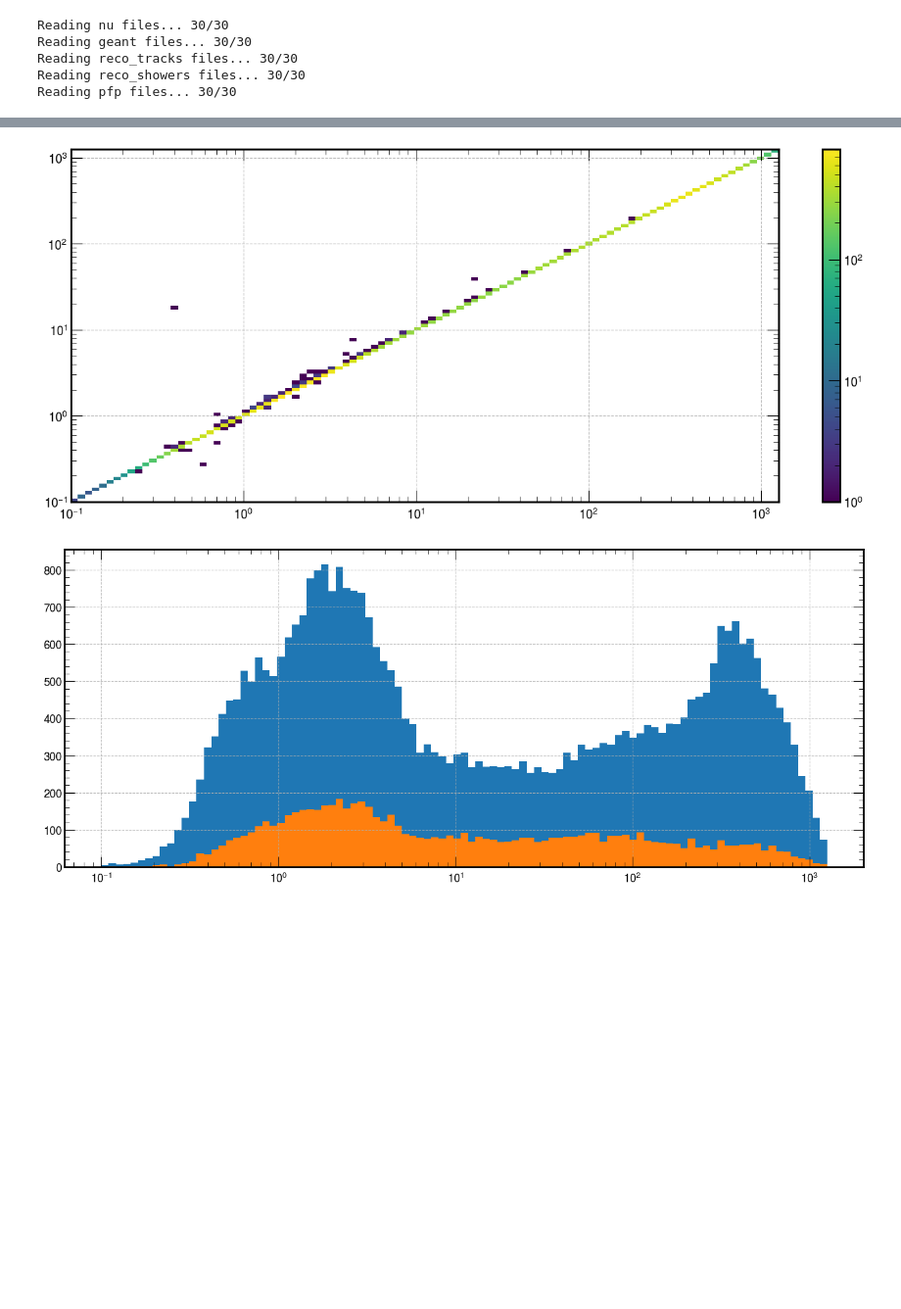
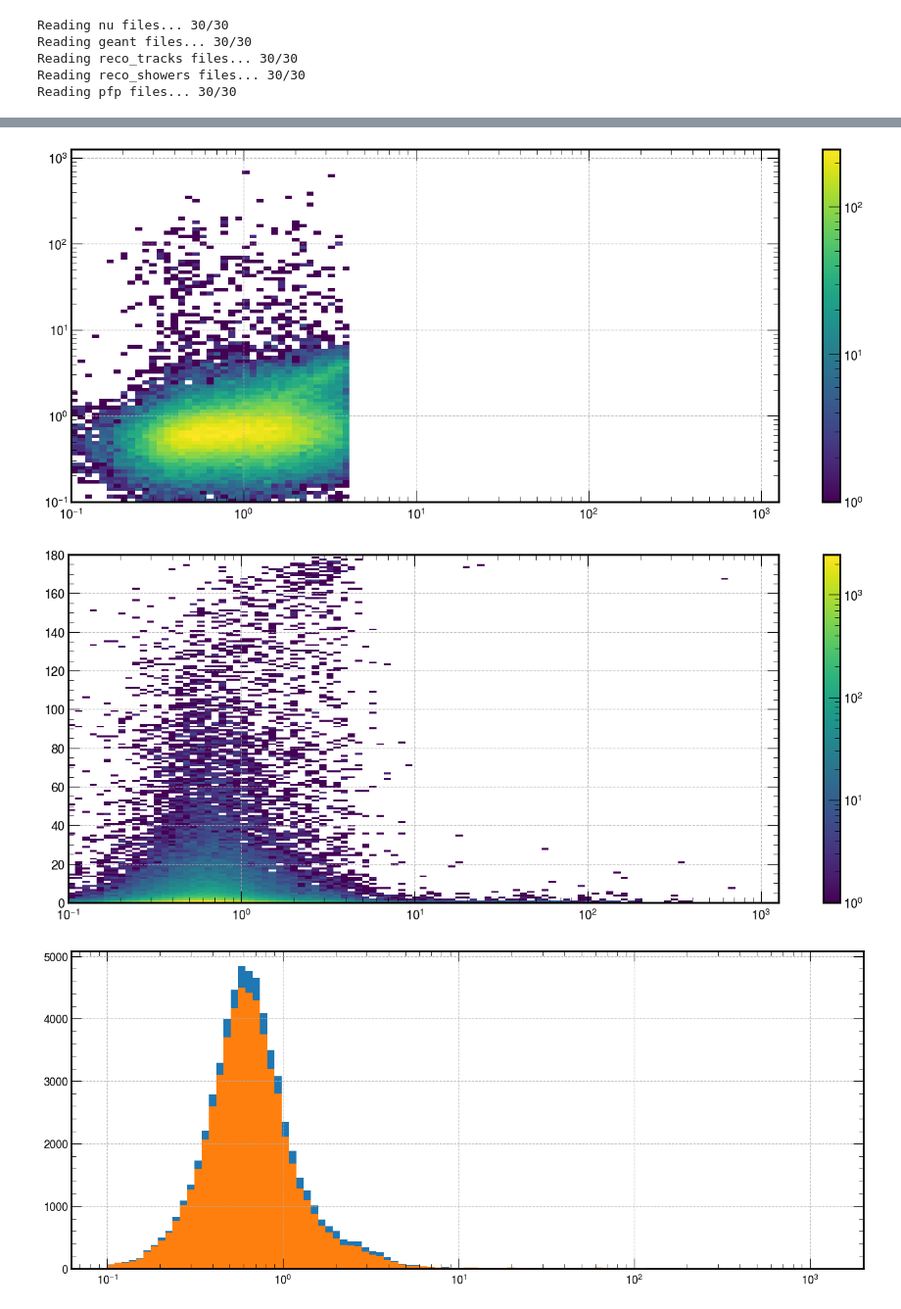
Before and after one commit to hvsouza/apc_atmo_repo, a Jupyter notebook: personal/Henrique/Analysis/atmo_50k_AV_2.5_random/tracks_pid.ipynb, the cells around one changed output, grey strips where cells are left out. Shown at 98% size. Drawn from its saved outputs; the diff is of its cells as text; code cells hidden in the pictures; blank space fills up the shorter version.

```diff
--- a/personal/Henrique/Analysis/atmo_50k_AV_2.5_random/tracks_pid.ipynb
+++ b/personal/Henrique/Analysis/atmo_50k_AV_2.5_random/tracks_pid.ipynb
@@ -66,5 +63,3 @@ merged = pl.read_parquet('../../../../../data/atm_50k_hd_AV_2.5_random/reco_gean
 #         merged = df
 #     else:
 #         merged = pl.concat([merged,df])
-# %%
-merged = merged.filter(pl.col('has_valid_pfp')==1)
@@ -264,7 +312,7 @@ purity_evolution(test_min, Ebins, pdg);
 df_pida = merged.filter(
     #     pl.col('Mother_geant') == 0
     # ).filter(
-    check_fiducial('pandoraTrack', 50,50,50)
+    check_fiducial('pandoraTrack', 20,20,20)
 # ).filter(
 #     ( pl.col('P_geant') < 1 )# & (pl.col('P_geant')<3)
 ).with_columns(
@@ -390,9 +422,14 @@ plt.legend()
 # %%
-test_reliable = df.with_columns(
-    dist_vtx = (
+test_reliable = df_pida.with_columns(
+    dist_to_vtx = (
         (pl.col('trkstartx_pandoraTrack')- pl.col('nuvtxx_truth'))**2 +
         (pl.col('trkstarty_pandoraTrack')- pl.col('nuvtxy_truth'))**2 +
         (pl.col('trkstartz_pandoraTrack')- pl.col('nuvtxz_truth'))**2
+    ).sqrt(),
+    dist_vtx = (
+        (pl.col('nuvtxx')- pl.col('nuvtxx_truth'))**2 +
+        (pl.col('nuvtxy')- pl.col('nuvtxy_truth'))**2 +
+        (pl.col('nuvtxz')- pl.col('nuvtxz_truth'))**2
     ).sqrt(),
     dist_g_start = (
         (pl.col('trkstartx_pandoraTrack')- pl.col('StartPointx_drifted_geant'))**2 +
@@ -415,36 +452,59 @@ test_reliable = df.with_columns(
         (pl.col('StartPointz_drifted_geant')- pl.col('EndPointz_drifted_geant'))**2
     ).sqrt(),
 ).with_columns(
-    inprod = (
-        (pl.col('trkendx_pandoraTrack')- pl.col('trkstartx_pandoraTrack'))*(pl.col('EndPointx_drifted_geant')- pl.col('StartPointx_drifted_geant')) +
-        (pl.col('trkendy_pandoraTrack')- pl.col('trkstarty_pandoraTrack'))*(pl.col('EndPointy_drifted_geant')- pl.col('StartPointy_drifted_geant')) +
-        (pl.col('trkendz_pandoraTrack')- pl.col('trkstartz_pandoraTrack'))*(pl.col('EndPointz_drifted_geant')- pl.col('StartPointz_drifted_geant'))
-    )/(pl.col('line_reco')*pl.col('line_g'))
+    angle_lines = (
+        (
+            (
+                (pl.col('trkendx_pandoraTrack')- pl.col('trkstartx_pandoraTrack'))*(pl.col('EndPointx_drifted_geant')- pl.col('StartPointx_drifted_geant')) +
+                (pl.col('trkendy_pandoraTrack')- pl.col('trkstarty_pandoraTrack'))*(pl.col('EndPointy_drifted_geant')- pl.col('StartPointy_drifted_geant')) +
+                (pl.col('trkendz_pandoraTrack')- pl.col('trkstartz_pandoraTrack'))*(pl.col('EndPointz_drifted_geant')- pl.col('StartPointz_drifted_geant'))
+            )/(pl.col('line_reco')*pl.col('line_g'))
+        ).arccos())*180/np.pi
+
 ).filter(
     (pl.col('pdg_geant').abs().is_in([13,2212,211])) & (pl.col('Mother_geant')==0)
+# ).filter(
+#     (pl.col('dist_g_start') > 200) & (pl.col('dist_g_end')< pl.col('dist_g_start')+20) & (pl.col('dist_g_end')> pl.col('dist_g_start')-20)
+).filter(
+    (pl.col('ccnc_truth')==0) & (pl.col('nuPDG_truth').abs()==14)
 )
 binsd = np.logspace(-1,3.1,100)
 plt.hist2d(test_reliable['dist_g_start'], test_reliable['dist_g_end'], bins=[binsd, binsd], norm='log');
 plt.yscale('log')
 plt.xscale('log')
 plt.colorbar()
+plt.plot([0.1,1000],[0.1,1000])
+
 plt.figure()
 # plt.hist2d(test_reliable['dist_g_start'], test_reliable['dist_vtx'], bins=[binsd, binsd], norm='log');
 plt.hist2d(test_reliable['dist_g_start'], test_reliable['dist_vtx'], bins=[binsd, binsd], norm='log');
 plt.yscale('log')
 plt.xscale('log')
 plt.colorbar()
+
+plt.figure()
+binsa=np.linspace(0,180,180)
+plt.hist2d(test_reliable['dist_vtx'], test_reliable['angle_lines'], bins=[binsd, binsa], norm='log');
+plt.xscale('log')
+plt.colorbar()
+
 plt.figure()
 plt.hist(test_reliable['dist_vtx'],bins=binsd);
-plt.hist(test_reliable.filter(pl.col('inprod')<0.2)['dist_vtx'],bins=binsd);
+plt.hist(test_reliable.filter(pl.col('angle_lines')<20)['dist_vtx'],bins=binsd);
 plt.xscale('log')
 # plt.yscale('log')
 # test_reliable.sort('dist_vtx').group_by(selection_events()).agg(
 #         pl.col('enu_truth').first(),
+#         # pl.col('^nuvtx._truth$'),
+#         # pl.col('^nuvtx.$'),
 #         pl.col('dist_vtx').first(),
 #         pl.col('^dist_g.*$').first(),
 #         pl.col('trkPFParticleID_pandoraTrack').first(),
+#         pl.col('pdg_geant').first(),
+#         pl.col('^trkstart._pandoraTrack$').first(),
+#         pl.col('^StartPoint._drifted_geant$').first(),
 #     ).sort(selection_events()).filter(
-#     ( pl.col('dist_g_start')>200 ) & ( pl.col('dist_g_start')<400 ) & (pl.col('dist_g_end')>100)
+#         True
+#     # ( pl.col('dist_g_start')>200 ) & ( pl.col('dist_g_start')<400 ) & (pl.col('dist_g_end')>100)
 #     )
 # %% [output]
@@ -452,2 +512,3 @@ plt.xscale('log')
-[figure, old version]
+[figure, new version]
-[figure, old version]
+[figure, new version]
+[figure, added]
```
Also changed, not shown: parts of 8 cells of this notebook, 5 other files.
